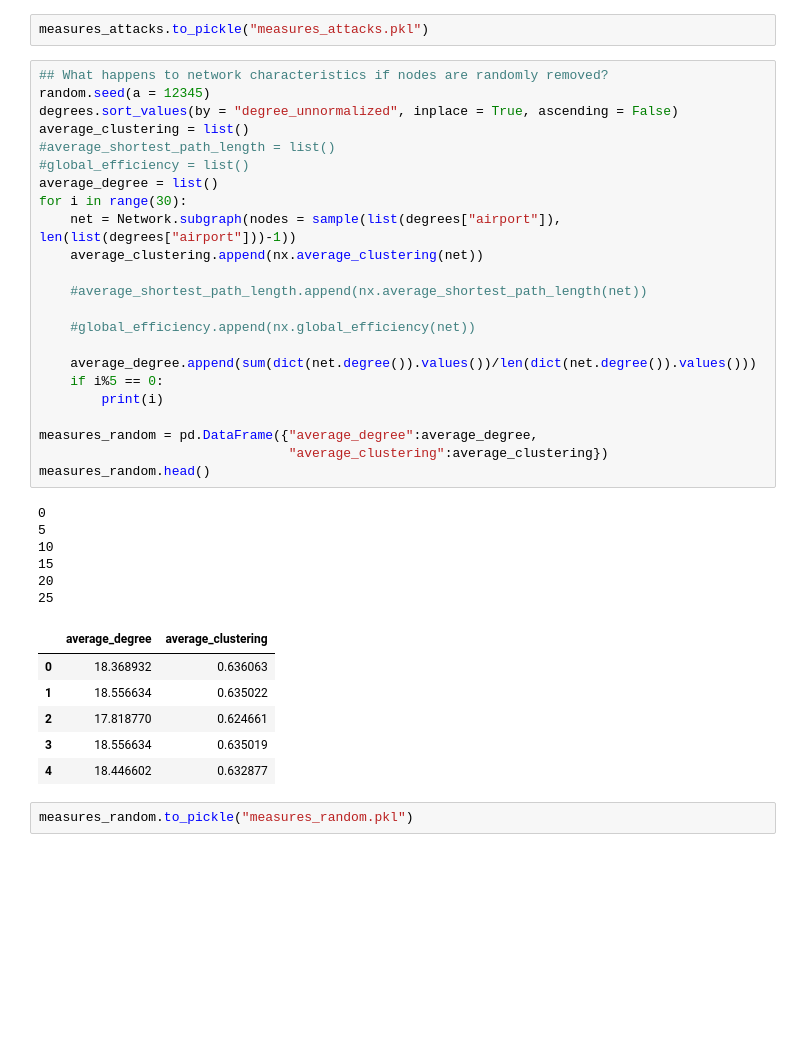
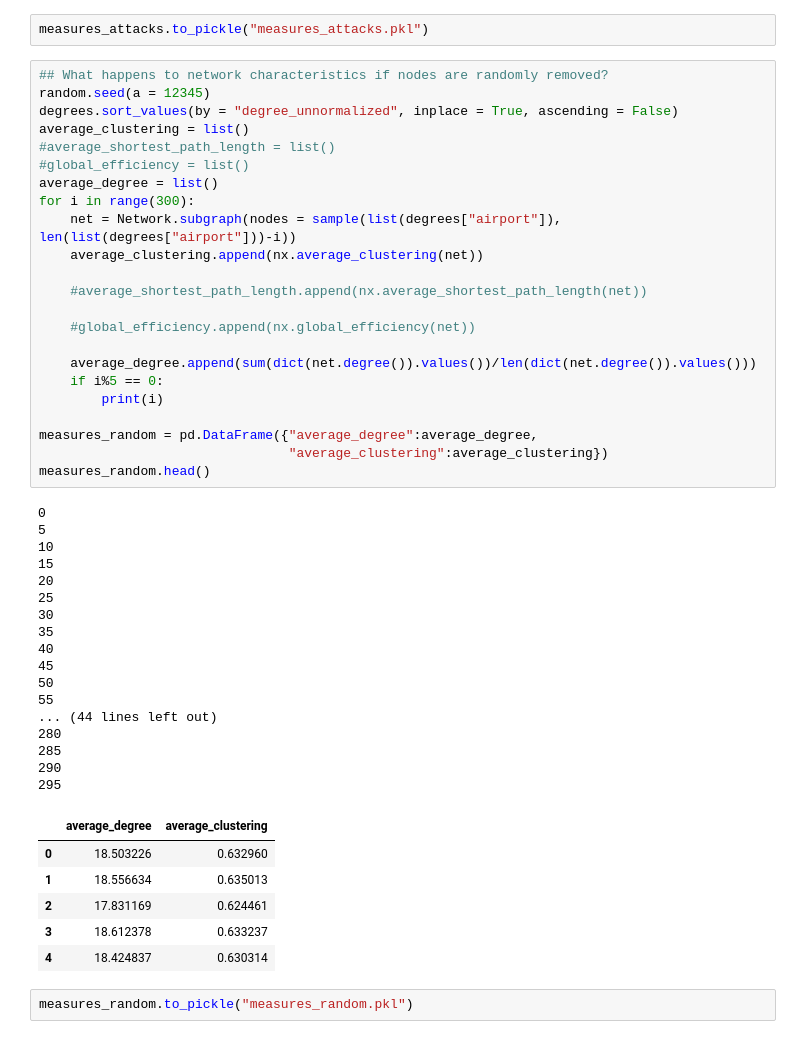
Before and after one commit to Morten-Esketveit/TSDS-gruppe-2019, a Jupyter notebook: Exam/NetworkAnalysis1Carrier.ipynb, the cells around one changed output. Cells and saved outputs as stored; diff of their text form; blank space fills up the shorter version.

```diff
--- a/Exam/NetworkAnalysis1Carrier.ipynb
+++ b/Exam/NetworkAnalysis1Carrier.ipynb
@@ -87,39 +87,50 @@ measures_attacks.to_pickle("measures_attacks.pkl")
 # %%
 ## What happens to network characteristics if nodes are randomly removed?
 random.seed(a = 12345)
 degrees.sort_values(by = "degree_unnormalized", inplace = True, ascending = False)
 average_clustering = list()
 #average_shortest_path_length = list()
 #global_efficiency = list()
 average_degree = list()
-for i in range(30):
-    net = Network.subgraph(nodes = sample(list(degrees["airport"]), len(list(degrees["airport"]))-1))
+for i in range(300):
+    net = Network.subgraph(nodes = sample(list(degrees["airport"]), len(list(degrees["airport"]))-i))
     average_clustering.append(nx.average_clustering(net))
 
     #average_shortest_path_length.append(nx.average_shortest_path_length(net))
 
     #global_efficiency.append(nx.global_efficiency(net))
 
     average_degree.append(sum(dict(net.degree()).values())/len(dict(net.degree()).values()))
     if i%5 == 0:
         print(i)
 
 measures_random = pd.DataFrame({"average_degree":average_degree,
                                 "average_clustering":average_clustering})
 measures_random.head()
 # %% [output]
 0
 5
 10
 15
 20
 25
+30
+35
+40
+45
+50
+55
+... (44 lines left out)
+280
+285
+290
+295
 |  | average_degree | average_clustering |
-| 0 | 18.368932 | 0.636063 |
-| 1 | 18.556634 | 0.635022 |
-| 2 | 17.818770 | 0.624661 |
-| 3 | 18.556634 | 0.635019 |
-| 4 | 18.446602 | 0.632877 |
+| 0 | 18.503226 | 0.632960 |
+| 1 | 18.556634 | 0.635013 |
+| 2 | 17.831169 | 0.624461 |
+| 3 | 18.612378 | 0.633237 |
+| 4 | 18.424837 | 0.630314 |
 # %%
 measures_random.to_pickle("measures_random.pkl")
 # %%
```
Also changed, not shown: parts of 4 cells of this notebook, 2 other files.
